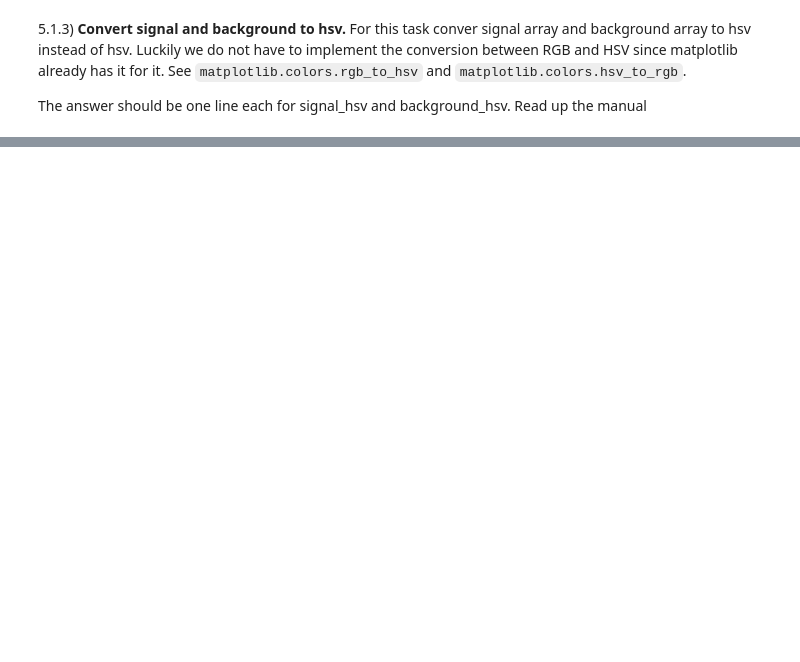
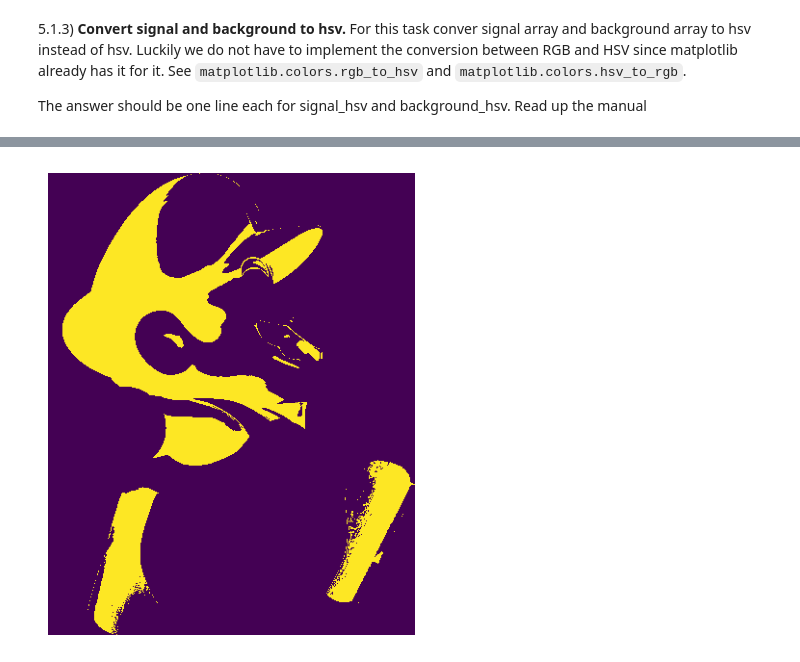
Before and after one commit to supawat6481355/iccs205-205, a Jupyter notebook: hw2/Homework2.ipynb, the cells around one changed output, grey strips where cells are left out. Cells and saved outputs as stored; diff of their text form; code cells hidden in the pictures; blank space fills up the shorter version.

```diff
--- a/hw2/Homework2.ipynb
+++ b/hw2/Homework2.ipynb
@@ -346,8 +411,47 @@ Do not think too much it's just one `if`.
+# %%
+def hue_distance(h1, h2):
+    d = abs(h1 - h2)
+    if d > 0.5:
+        d = 1.0 - d
+    return d
 # %% [markdown]
 5.1.7) Use what you learned from HSV plots and find write a code that seperate the red hat/cloth and the rest. Zoom in the plots you made if needed. If there are regions that doesn't work as you expect add it to the sample and modify your condition rinse and repeat.
 
 With the two plots I managed to get this
 <img src="https://github.com/cs-muic/iccs205-homework/blob/main/hw2/mask.png?raw=1"/>
+# %%
+import numpy as np
+import matplotlib.pyplot as plt
+from matplotlib.colors import rgb_to_hsv
+
+def hue_distance(h1, h2):
+    d = abs(h1 - h2)
+    if d > 0.5:
+        d = 1.0 - d
+    return d
+
+img = mario.astype(np.float32)
+if img.max() > 1.0:
+    img /= 255.0
+rgb = img[..., :3]
+hsv = rgb_to_hsv(rgb)
+h, s, v = hsv[..., 0], hsv[..., 1], hsv[..., 2]
+
+h_tol = 0.055
+s_min = 0.70
+v_min = 0.18
+v_max = 0.95
+
+mask = (np.vectorize(hue_distance)(h, 0.0) < h_tol) & (s > s_min) & (v > v_min) & (v < v_max)
+
+mask |= (np.vectorize(hue_distance)(h, 0.0) < (h_tol + 0.015)) & (s > 0.55) & (v > 0.12) & (v < 0.9)
+
+plt.figure(figsize=(6,6))
+plt.imshow(mask, cmap='viridis')
+plt.axis('off')
+plt.show()
+# %% [output]
+[figure, added]
 # %% [markdown]
 ### 5.2) Changing Color Without Chaning The Shade
 
```
Also changed, not shown: parts of 6 cells of this notebook.
